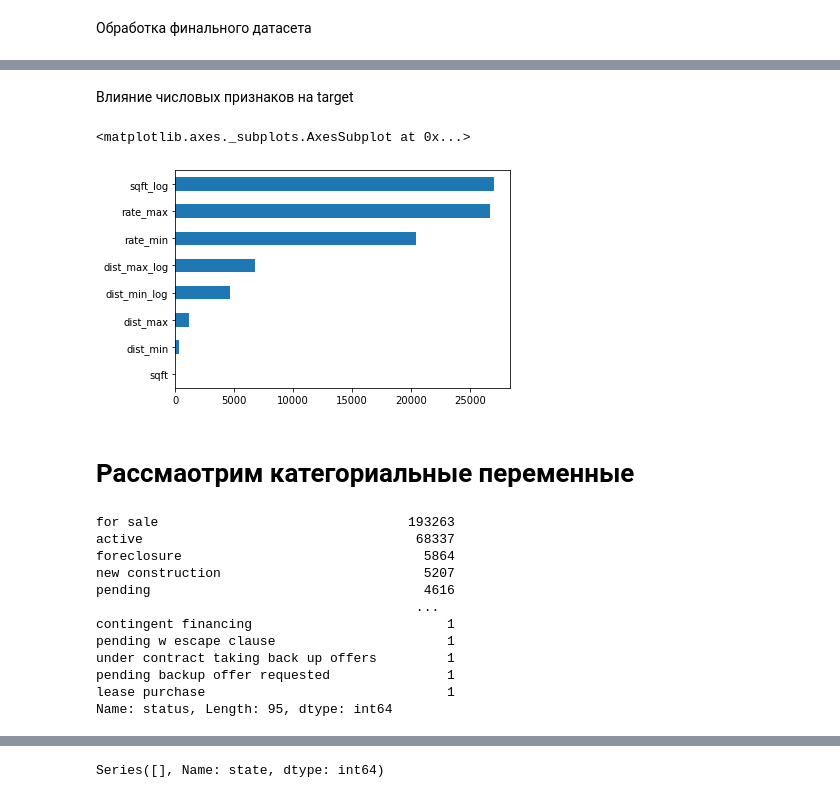
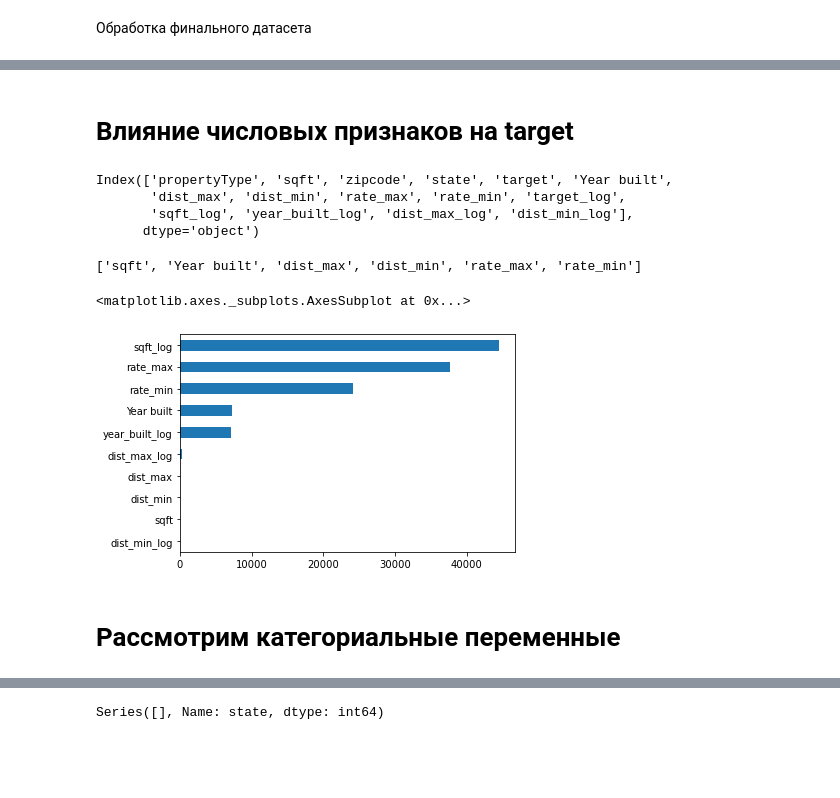
Before and after one commit to TimeryaevaM/Diplom, a Jupyter notebook: diplom_6v.ipynb, the cells around one changed output, grey strips where cells are left out. Drawn from its saved outputs; the diff is of its cells as text; code cells hidden in the pictures; blank space fills up the shorter version.

```diff
--- a/diplom_6v.ipynb
+++ b/diplom_6v.ipynb
@@ -1350,3 +1072,8 @@ data_out.loc['sqft'].to_frame().T
 # %%
 df_train['sqft_log'] = np.log(df_train['sqft'] + 1)
 df_test['sqft_log'] = np.log(df_test['sqft'] + 1)
+# %%
+# Year built
+
+train_hist_plot('Year built', df_train)
+test_hist_plot('Year built', df_test)
@@ -1352,0 +1083,5 @@ df_test['sqft_log'] = np.log(df_test['sqft'] + 1)
+# %%
+min_year_test = df_test['Year built'].min()
+
+# Удалим значения из трейна, не входящие в тест
+df_train = df_train[df_train['Year built'] >= min_year_test]
@@ -1353,3 +1105,6 @@ df_test['sqft_log'] = np.log(df_test['sqft'] + 1)
+# %%
+df_train['year_built_log'] = np.log(df_train['Year built'] + 1)
+df_test['year_built_log'] = np.log(df_test['Year built'] + 1)
 # %%
 # dist_max
 
@@ -1469,21 +1220,28 @@ plt.show()
 # %% [markdown]
-Влияние числовых признаков на target
+# Влияние числовых признаков на target
 # %%
-# df_train.columns
+display(df_train.columns)
+print(numerical_features)
+# %% [output]
+Index(['propertyType', 'sqft', 'zipcode', 'state', 'target', 'Year built',
+       'dist_max', 'dist_min', 'rate_max', 'rate_min', 'target_log',
+       'sqft_log', 'year_built_log', 'dist_max_log', 'dist_min_log'],
+      dtype='object')
+['sqft', 'Year built', 'dist_max', 'dist_min', 'rate_max', 'rate_min']
 # %%
 # Введем новые числовые признаки
-numerical_features_new = numerical_features + ['dist_max_log', 'dist_min_log' ,'sqft_log']
+numerical_features = numerical_features + ['sqft_log', 'year_built_log', 'dist_max_log', 'dist_min_log']
 # %%
 # График влияния числовых переменных на target
 
 df_train_imp = df_train.copy()
 
 # рассмотрим значимость переменных
 
-imp_num = pd.Series(f_regression(df_train_imp[numerical_features_new],
-                              df_train_imp['target_log'])[0], index=numerical_features_new)
+imp_num = pd.Series(f_regression(df_train_imp[numerical_features],
+                              df_train_imp['target_log'])[0], index=numerical_features)
 imp_num.sort_values(inplace = True)
 imp_num.plot(kind = 'barh')
 # %% [output]
 <matplotlib.axes._subplots.AxesSubplot at 0x...>
-[figure, old version]
+[figure, new version]
@@ -1502,19 +1258,4 @@ imp_num.plot(kind = 'barh')
 # imp_num.sort_values(inplace = True)
 # imp_num.plot(kind = 'barh')
 # %% [markdown]
-# Рассмаотрим категориальные переменные
+# Рассмотрим категориальные переменные
-# %%
-df_train['status'].value_counts()
-# %% [output]
-for sale                                193263
-active                                   68337
-foreclosure                               5864
-new construction                          5207
-pending                                   4616
-                                         ...
-contingent financing                         1
-pending w escape clause                      1
-under contract taking back up offers         1
-pending backup offer requested               1
-lease purchase                               1
-Name: status, Length: 95, dtype: int64
```
Also changed, not shown: parts of 169 cells of this notebook, 6 other files.
